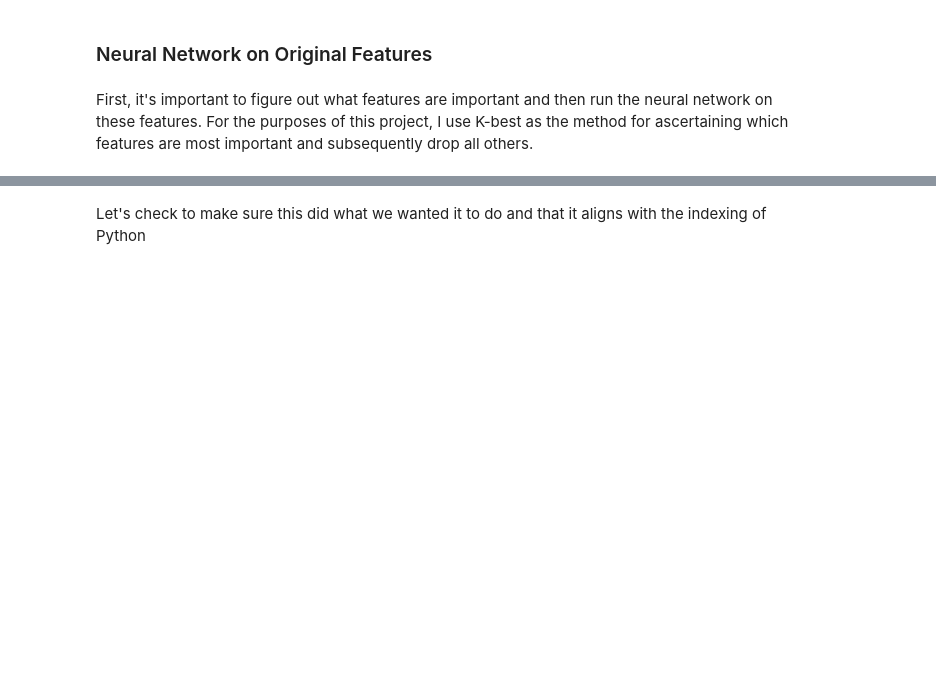
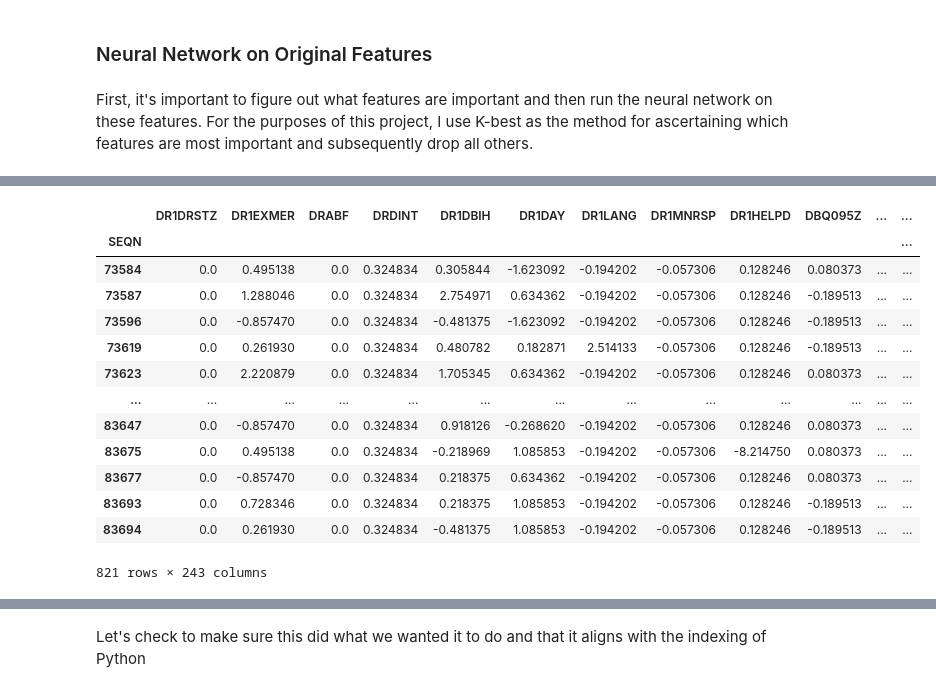
Before and after one commit to lawrence-j-liu/CSS_Project-4_Team-5_Fall-2020, a Jupyter notebook: Project 4 Students.ipynb, the cells around one changed output, grey strips where cells are left out. Drawn from its saved outputs; the diff is of its cells as text; code cells hidden in the pictures; blank space fills up the shorter version.

```diff
--- a/Project 4 Students.ipynb
+++ b/Project 4 Students.ipynb
@@ -381,3 +398,20 @@ First, it's important to figure out what features are important and then run the
+# %%
+nhanes_scaled.loc[nhanes_scaled['HSD010'] == 'good']
+# %% [output]
+|  | DR1DRSTZ | DR1EXMER | DRABF | DRDINT | DR1DBIH | DR1DAY | DR1LANG | DR1MNRSP | DR1HELPD | DBQ095Z | ... | ... |
+| SEQN |  |  |  |  |  |  |  |  |  |  |  | ... |
+| 73584 | 0.0 | 0.495138 | 0.0 | 0.324834 | 0.305844 | -1.623092 | -0.194202 | -0.057306 | 0.128246 | 0.080373 | ... | ... |
+| 73587 | 0.0 | 1.288046 | 0.0 | 0.324834 | 2.754971 | 0.634362 | -0.194202 | -0.057306 | 0.128246 | -0.189513 | ... | ... |
+| 73596 | 0.0 | -0.857470 | 0.0 | 0.324834 | -0.481375 | -1.623092 | -0.194202 | -0.057306 | 0.128246 | -0.189513 | ... | ... |
+| 73619 | 0.0 | 0.261930 | 0.0 | 0.324834 | 0.480782 | 0.182871 | 2.514133 | -0.057306 | 0.128246 | -0.189513 | ... | ... |
+| 73623 | 0.0 | 2.220879 | 0.0 | 0.324834 | 1.705345 | 0.634362 | -0.194202 | -0.057306 | 0.128246 | 0.080373 | ... | ... |
+| ... | ... | ... | ... | ... | ... | ... | ... | ... | ... | ... | ... | ... |
+| 83647 | 0.0 | -0.857470 | 0.0 | 0.324834 | 0.918126 | -0.268620 | -0.194202 | -0.057306 | 0.128246 | 0.080373 | ... | ... |
+| 83675 | 0.0 | 0.495138 | 0.0 | 0.324834 | -0.218969 | 1.085853 | -0.194202 | -0.057306 | -8.214750 | 0.080373 | ... | ... |
+| 83677 | 0.0 | -0.857470 | 0.0 | 0.324834 | 0.218375 | 0.634362 | -0.194202 | -0.057306 | 0.128246 | 0.080373 | ... | ... |
+| 83693 | 0.0 | 0.728346 | 0.0 | 0.324834 | 0.218375 | 1.085853 | -0.194202 | -0.057306 | 0.128246 | -0.189513 | ... | ... |
+| 83694 | 0.0 | 0.261930 | 0.0 | 0.324834 | -0.481375 | 1.085853 | -0.194202 | -0.057306 | 0.128246 | -0.189513 | ... | ... |
+821 rows × 243 columns
 # %%
 nhanes_scaled
 # %% [output]
```
Also changed, not shown: parts of 27 cells of this notebook.
